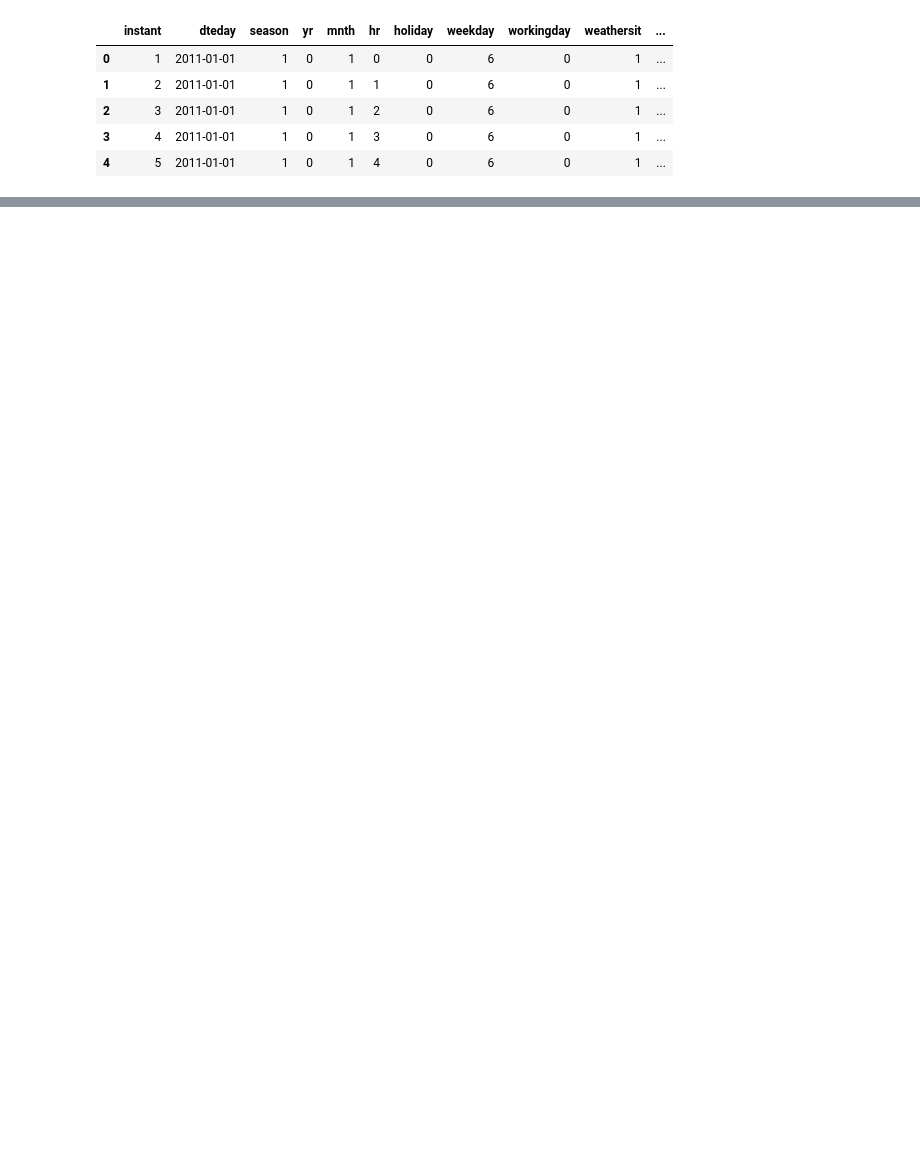
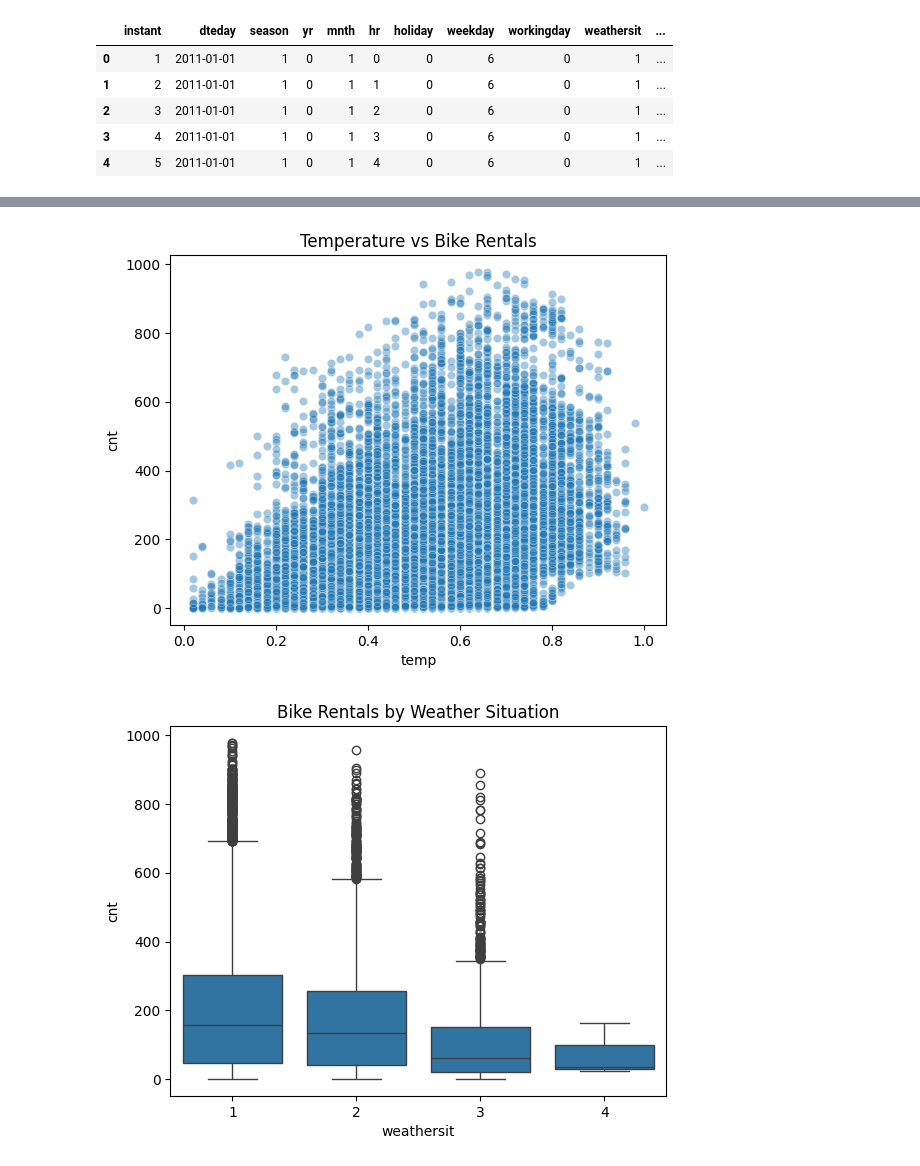
Before and after one commit to neerapatel5/ML-fundamentals-2026, a Jupyter notebook: Assignment_2_Neera_Patel.ipynb, the cells around one changed output, grey strips where cells are left out. Cells and saved outputs as stored; diff of their text form; code cells hidden in the pictures; blank space fills up the shorter version.

```diff
--- a/Assignment_2_Neera_Patel.ipynb
+++ b/Assignment_2_Neera_Patel.ipynb
@@ -65,0 +232,20 @@ One thing I learned from Assignment 1 is that catching leakage or redundant vari
+# %%
+sns.scatterplot(
+    data=df,
+    x="temp",
+    y="cnt",
+    alpha=0.4
+)
+plt.title("Temperature vs Bike Rentals")
+plt.show()
+
+sns.boxplot(
+    data=df,
+    x="weathersit",
+    y="cnt"
+)
+plt.title("Bike Rentals by Weather Situation")
+plt.show()
+# %% [output]
+[figure, added]
+[figure, added]
```
Also changed, not shown: parts of 24 cells of this notebook.
